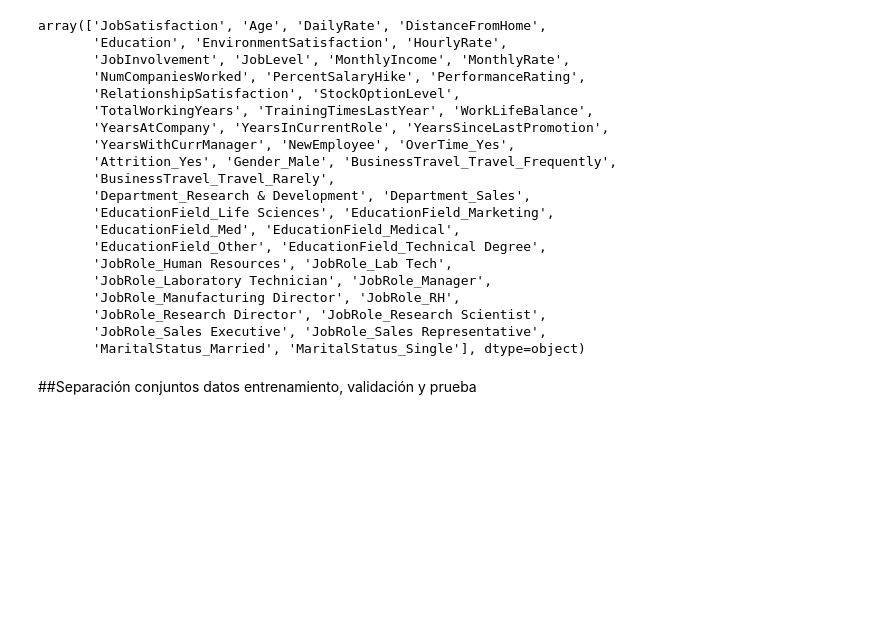
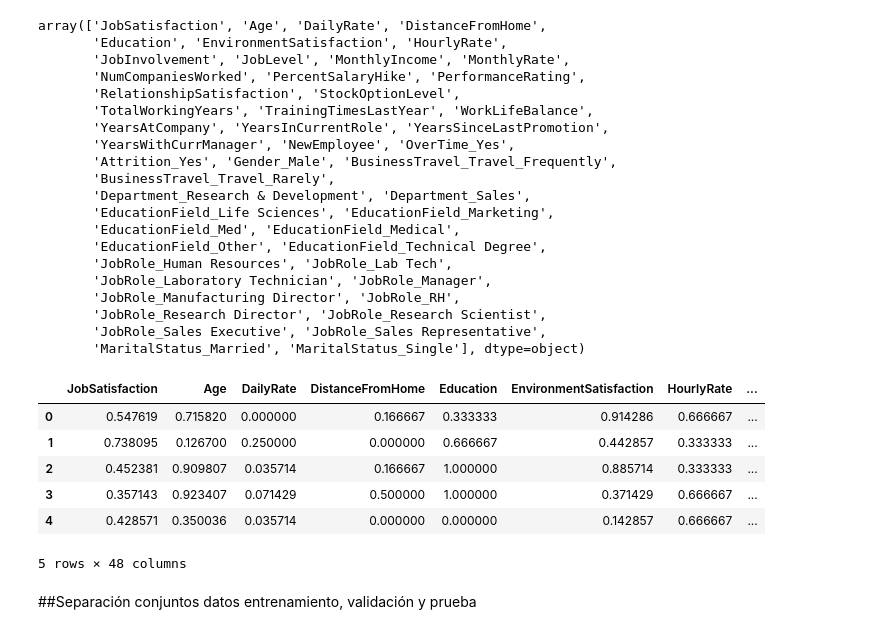
Before and after one commit to davidpolme/Taller3-DataScience, a Jupyter notebook: CDA_Taller3.ipynb, the cells around one changed output. Saved outputs shown, nothing was run; the diff lists cells and outputs as text; code cells hidden in the pictures; blank space fills up the shorter version.

```diff
--- a/CDA_Taller3.ipynb
+++ b/CDA_Taller3.ipynb
@@ -1379,6 +1377,24 @@ array(['JobSatisfaction', 'Age', 'DailyRate', 'DistanceFromHome',
        'JobRole_Research Director', 'JobRole_Research Scientist',
        'JobRole_Sales Executive', 'JobRole_Sales Representative',
        'MaritalStatus_Married', 'MaritalStatus_Single'], dtype=object)
+# %%
+## Escalamiento
+
+# min-max scaling
+from sklearn.preprocessing import MinMaxScaler
+scaler = MinMaxScaler()
+scaler.fit(data.drop('JobSatisfaction',axis=1))
+scaled_features = scaler.transform(data.drop('JobSatisfaction',axis=1))
+data_scaled= pd.DataFrame(scaled_features,columns=data.columns[:-1])
+data_scaled.head()
+# %% [output]
+|  | JobSatisfaction | Age | DailyRate | DistanceFromHome | Education | EnvironmentSatisfaction | HourlyRate | ... |
+| 0 | 0.547619 | 0.715820 | 0.000000 | 0.166667 | 0.333333 | 0.914286 | 0.666667 | ... |
+| 1 | 0.738095 | 0.126700 | 0.250000 | 0.000000 | 0.666667 | 0.442857 | 0.333333 | ... |
+| 2 | 0.452381 | 0.909807 | 0.035714 | 0.166667 | 1.000000 | 0.885714 | 0.333333 | ... |
+| 3 | 0.357143 | 0.923407 | 0.071429 | 0.500000 | 1.000000 | 0.371429 | 0.666667 | ... |
+| 4 | 0.428571 | 0.350036 | 0.035714 | 0.000000 | 0.000000 | 0.142857 | 0.666667 | ... |
+5 rows × 48 columns
 # %% [markdown]
 ##Separación conjuntos datos entrenamiento, validación y prueba
 # %% [markdown]
```
Also changed, not shown: parts of 65 cells of this notebook.
